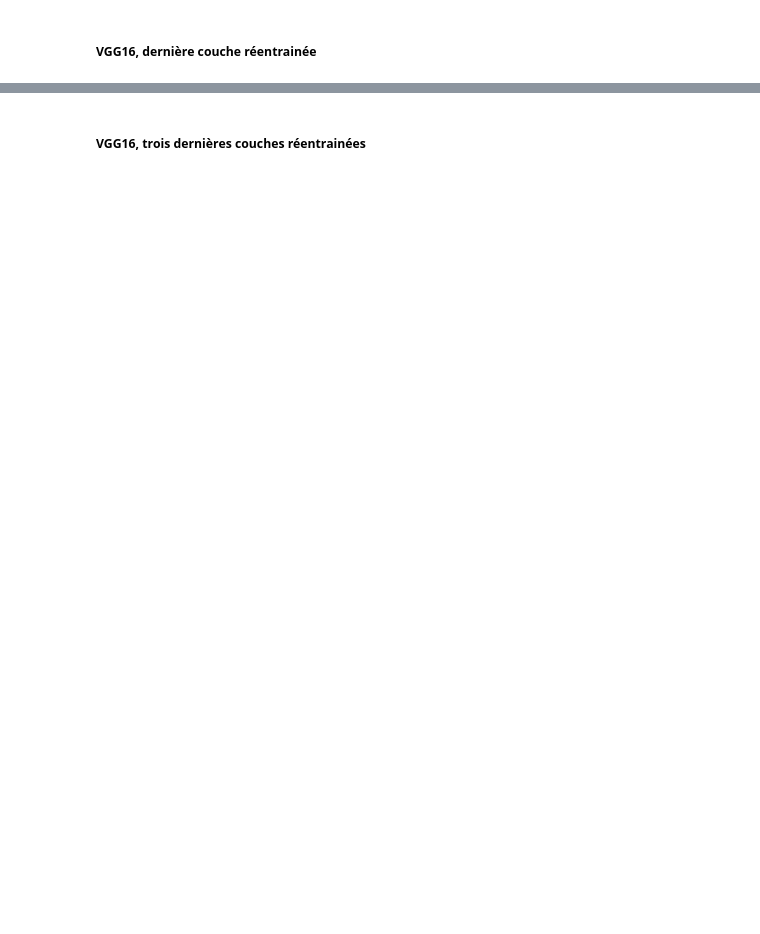
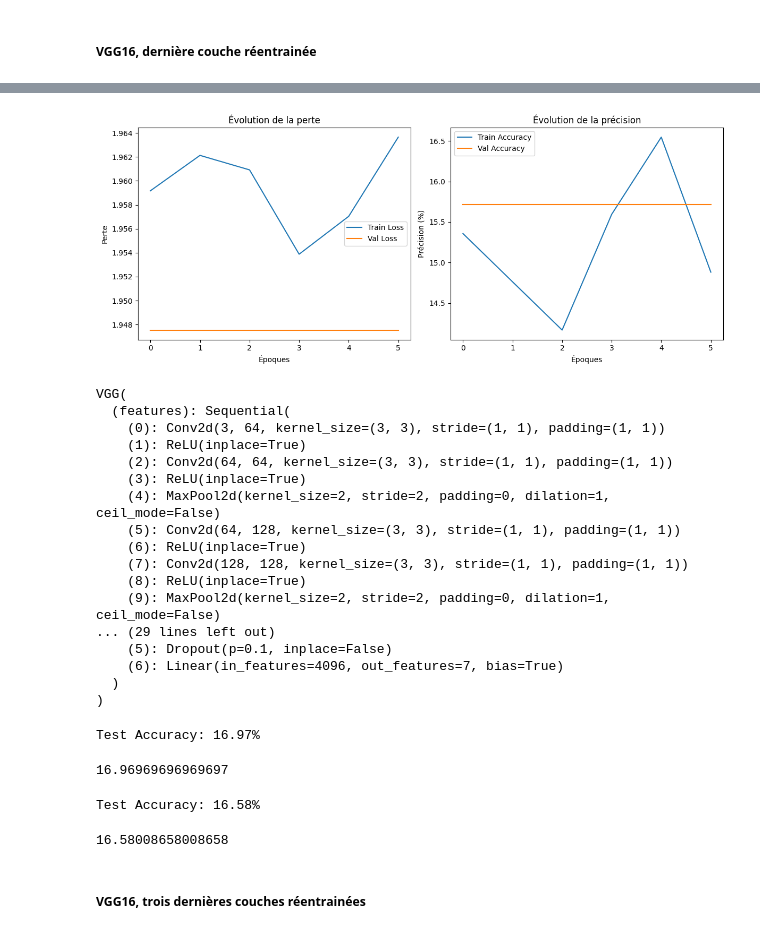
Before and after one commit to kephanmss/Projet-6-OPC, a Jupyter notebook: Missamou_Kephan_1_notebook_pretraitement_feature_extraction_faisaibilite_072024.ipynb, the cells around one changed output, grey strips where cells are left out. Cells and saved outputs as stored; diff of their text form; code cells hidden in the pictures; blank space fills up the shorter version.

```diff
--- a/Missamou_Kephan_1_notebook_pretraitement_feature_extraction_faisaibilite_072024.ipynb
+++ b/Missamou_Kephan_1_notebook_pretraitement_feature_extraction_faisaibilite_072024.ipynb
@@ -1936,6 +2009,28 @@ test_dataset = TensorDataset(X_test_tensor, y_test_tensor)
 
 train_loader = DataLoader(train_dataset, batch_size=32, shuffle=True)
 test_loader = DataLoader(test_dataset, batch_size=32)
+# %%
+# Split train test pour les données sans augmentations
+X_train_no_aug, X_test_no_aug, y_train_no_aug, y_test_no_aug = train_test_split(X_no_aug, y_no_aug, test_size=0.2, random_state=graine, stratify=y_no_aug)
+
+# Préparer les données
+# Encode string labels into integers
+label_encoder = LabelEncoder()
+y_train_encoded_no_aug = label_encoder.fit_transform(y_train_no_aug)
+y_test_encoded_no_aug = label_encoder.transform(y_test_no_aug)
+
+# Convertir les données en tenseurs PyTorch
+X_train_tensor_no_aug = torch.tensor(X_train_no_aug, dtype=torch.float32)  # Réorganiser les dimensions (batch, channels, height, width)
+X_test_tensor_no_aug = torch.tensor(X_test_no_aug, dtype=torch.float32)
+y_train_tensor_no_aug = torch.tensor(y_train_encoded_no_aug, dtype=torch.long)
+y_test_tensor_no_aug = torch.tensor(y_test_encoded_no_aug, dtype=torch.long)
+
+# Créer des DataLoader pour l'entraînement et la validation
+train_dataset_no_aug = TensorDataset(X_train_tensor_no_aug, y_train_tensor_no_aug)
+test_dataset_no_aug = TensorDataset(X_test_tensor_no_aug, y_test_tensor_no_aug)
+
+train_loader_no_aug = DataLoader(train_dataset_no_aug, batch_size=32, shuffle=True)
+test_loader_no_aug = DataLoader(test_dataset_no_aug, batch_size=32)
 # %% [markdown]
 #### Modélisation
 # %% [markdown]
@@ -2344,0 +2467,15 @@ Test Accuracy: 15.68%
+# %%
+model_2 = create_vgg16_model(num_classes=7, train_last_n_layers=1)
+
+# Définir la fonction de perte et l'optimiseur, utiliser les données sans augmentations
+train_model(
+    model = model_2,
+    train_loader = train_loader_no_aug,
+    val_loader = test_loader_no_aug,
+    criterion = nn.CrossEntropyLoss(),
+    optimizer = optim.Adam(filter(lambda p: p.requires_grad, model.parameters()), lr=0.01),
+    num_epochs = 30,
+    patience = 5,
+    device = 'cuda'
+)
+# %% [output]
@@ -2345,3 +2495,33 @@ Test Accuracy: 15.68%
+[figure, added]
+VGG(
+  (features): Sequential(
+    (0): Conv2d(3, 64, kernel_size=(3, 3), stride=(1, 1), padding=(1, 1))
+    (1): ReLU(inplace=True)
+    (2): Conv2d(64, 64, kernel_size=(3, 3), stride=(1, 1), padding=(1, 1))
+    (3): ReLU(inplace=True)
+    (4): MaxPool2d(kernel_size=2, stride=2, padding=0, dilation=1, ceil_mode=False)
+    (5): Conv2d(64, 128, kernel_size=(3, 3), stride=(1, 1), padding=(1, 1))
+    (6): ReLU(inplace=True)
+    (7): Conv2d(128, 128, kernel_size=(3, 3), stride=(1, 1), padding=(1, 1))
+    (8): ReLU(inplace=True)
+    (9): MaxPool2d(kernel_size=2, stride=2, padding=0, dilation=1, ceil_mode=False)
+... (29 lines left out)
+    (5): Dropout(p=0.1, inplace=False)
+    (6): Linear(in_features=4096, out_features=7, bias=True)
+  )
+)
+# %%
+# Évaluer le modèle
+evaluate_model(model_2, test_loader)
+# %% [output]
+Test Accuracy: 16.97%
+16.96969696969697
+# %%
+# Afficher l'accuracy sur l'ensemble d'entraînement
+evaluate_model(model_2, train_loader)
+# %% [output]
+Test Accuracy: 16.58%
+16.58008658008658
 # %% [markdown]
 ##### VGG16, trois dernières couches réentrainées
 # %%
```
Also changed, not shown: parts of 26 cells of this notebook, 3 other files.
